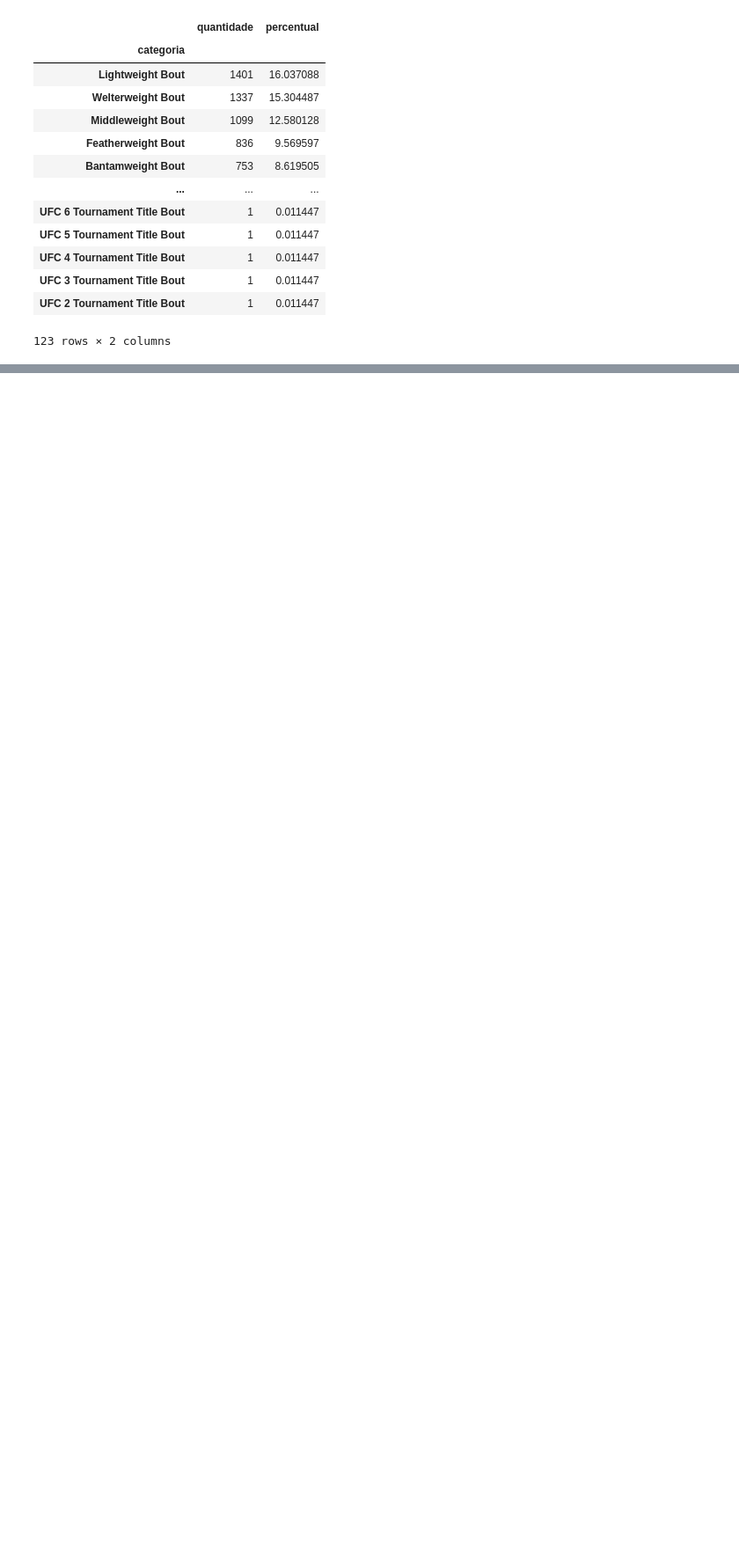
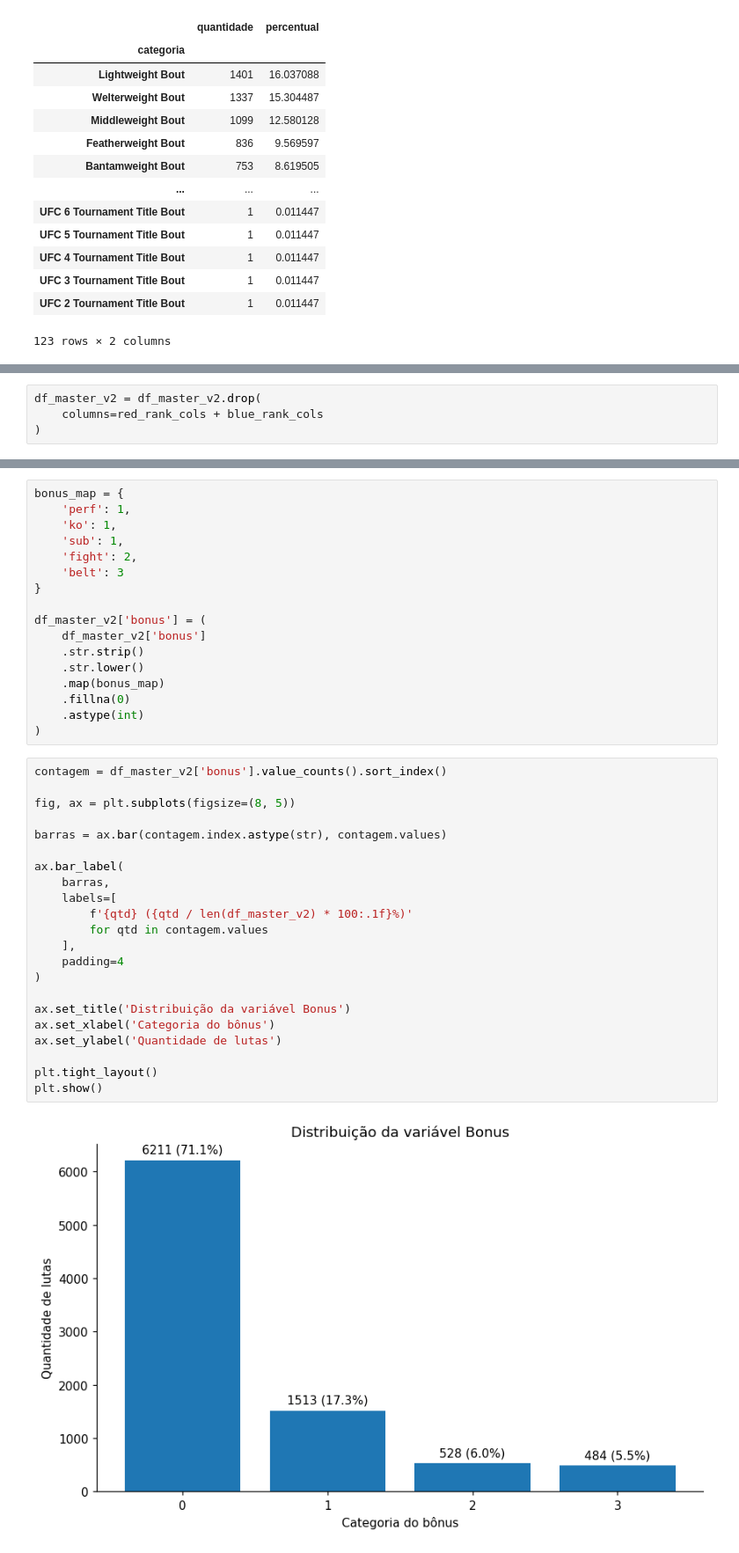
Before and after one commit to EduardoDemetrio/mma-data-lab, a Jupyter notebook: Eda_tcc_ed.ipynb, the cells around one changed output, grey strips where cells are left out. Shown at 88% size. Cells and saved outputs as stored; diff of their text form; blank space fills up the shorter version.

```diff
--- a/Eda_tcc_ed.ipynb
+++ b/Eda_tcc_ed.ipynb
@@ -1165,0 +1196,4 @@ freq_bout = frequencias(eda['bout_type'], 'Tipos de luta mais frequentes', top=2
+# %%
+df_master_v2 = df_master_v2.drop(
+    columns=red_rank_cols + blue_rank_cols
+)
@@ -1165,0 +1281,41 @@ freq_bout = frequencias(eda['bout_type'], 'Tipos de luta mais frequentes', top=2
+# %%
+bonus_map = {
+    'perf': 1,
+    'ko': 1,
+    'sub': 1,
+    'fight': 2,
+    'belt': 3
+}
+
+df_master_v2['bonus'] = (
+    df_master_v2['bonus']
+    .str.strip()
+    .str.lower()
+    .map(bonus_map)
+    .fillna(0)
+    .astype(int)
+)
+# %%
+contagem = df_master_v2['bonus'].value_counts().sort_index()
+
+fig, ax = plt.subplots(figsize=(8, 5))
+
+barras = ax.bar(contagem.index.astype(str), contagem.values)
+
+ax.bar_label(
+    barras,
+    labels=[
+        f'{qtd} ({qtd / len(df_master_v2) * 100:.1f}%)'
+        for qtd in contagem.values
+    ],
+    padding=4
+)
+
+ax.set_title('Distribuição da variável Bonus')
+ax.set_xlabel('Categoria do bônus')
+ax.set_ylabel('Quantidade de lutas')
+
+plt.tight_layout()
+plt.show()
+# %% [output]
+[figure, added]
```
Also changed, not shown: parts of 34 cells of this notebook.
